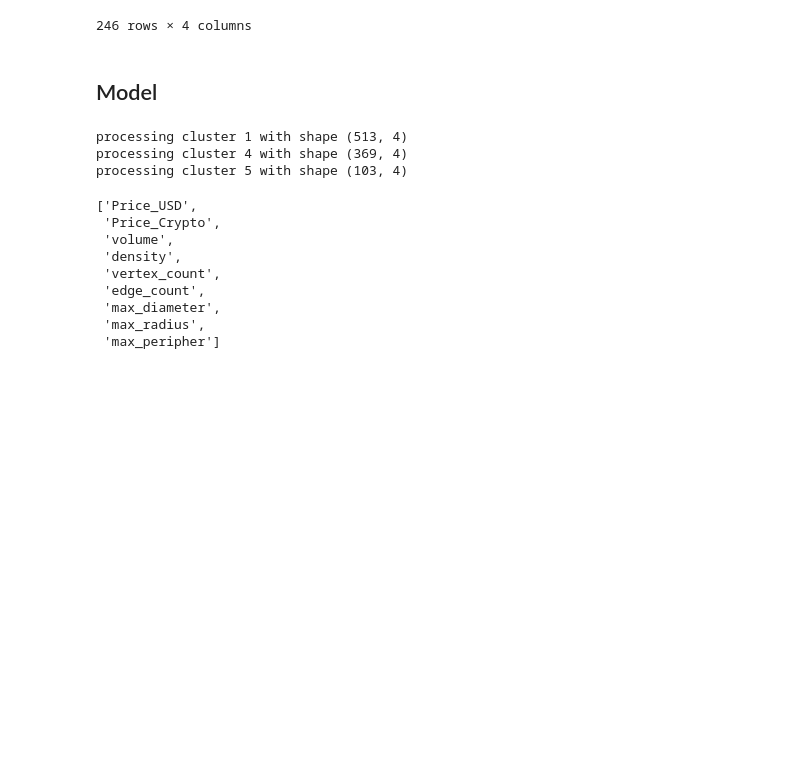
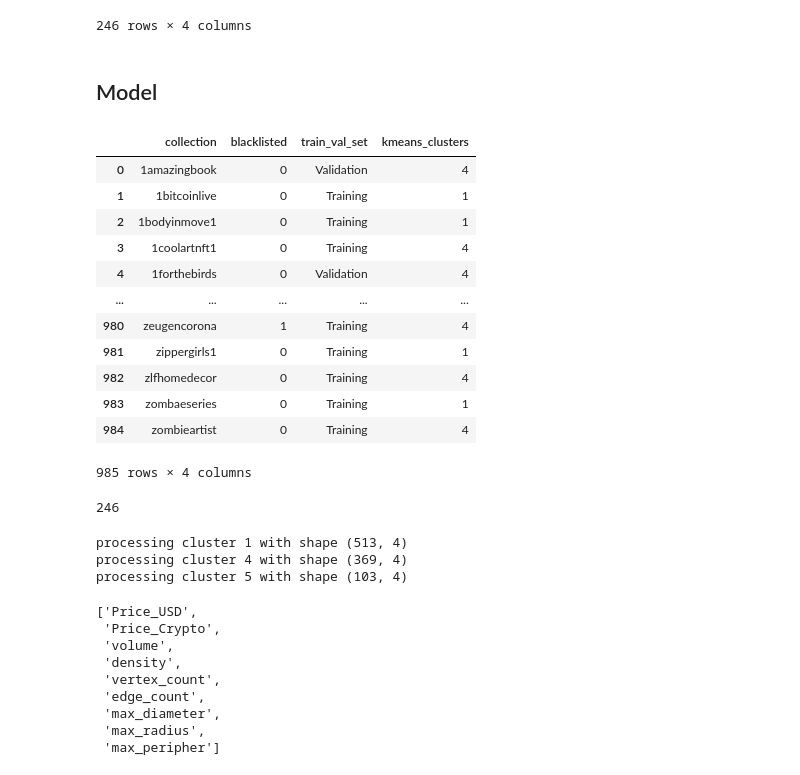
Before and after one commit to olmosjorge28/SMU_MSDS_CAPSTONE_2022, a Jupyter notebook: clustered_modeling/cluter_modeling_5day.ipynb, the cells around one changed output. Saved outputs shown, nothing was run; the diff lists cells and outputs as text; code cells hidden in the pictures; blank space fills up the shorter version.

Commit message:
final 5day model

```diff
--- a/clustered_modeling/cluter_modeling_5day.ipynb
+++ b/clustered_modeling/cluter_modeling_5day.ipynb
@@ -170,3 +168,19 @@ class Dataset:
         return x_arr, [collection.blacklisted for collection in self.collections]
 # %%
 import copy
+# %%
+clustered_collections
+# %% [output]
+|  | collection | blacklisted | train_val_set | kmeans_clusters |
+| 0 | 1amazingbook | 0 | Validation | 4 |
+| 1 | 1bitcoinlive | 0 | Training | 1 |
+| 2 | 1bodyinmove1 | 0 | Training | 1 |
+| 3 | 1coolartnft1 | 0 | Training | 4 |
+| 4 | 1forthebirds | 0 | Validation | 4 |
+| ... | ... | ... | ... | ... |
+| 980 | zeugencorona | 1 | Training | 4 |
+| 981 | zippergirls1 | 0 | Training | 1 |
+| 982 | zlfhomedecor | 0 | Training | 4 |
+| 983 | zombaeseries | 0 | Training | 1 |
+| 984 | zombieartist | 0 | Training | 4 |
+985 rows × 4 columns
@@ -173,3 +206,7 @@ import copy
+# %%
+mcnn_model.validation.length
+# %% [output]
+246
 # %%
 models = []
 for cluster in list(clustered_collections.groupby(['kmeans_clusters'])):
```
Also changed, not shown: parts of 33 cells of this notebook.
